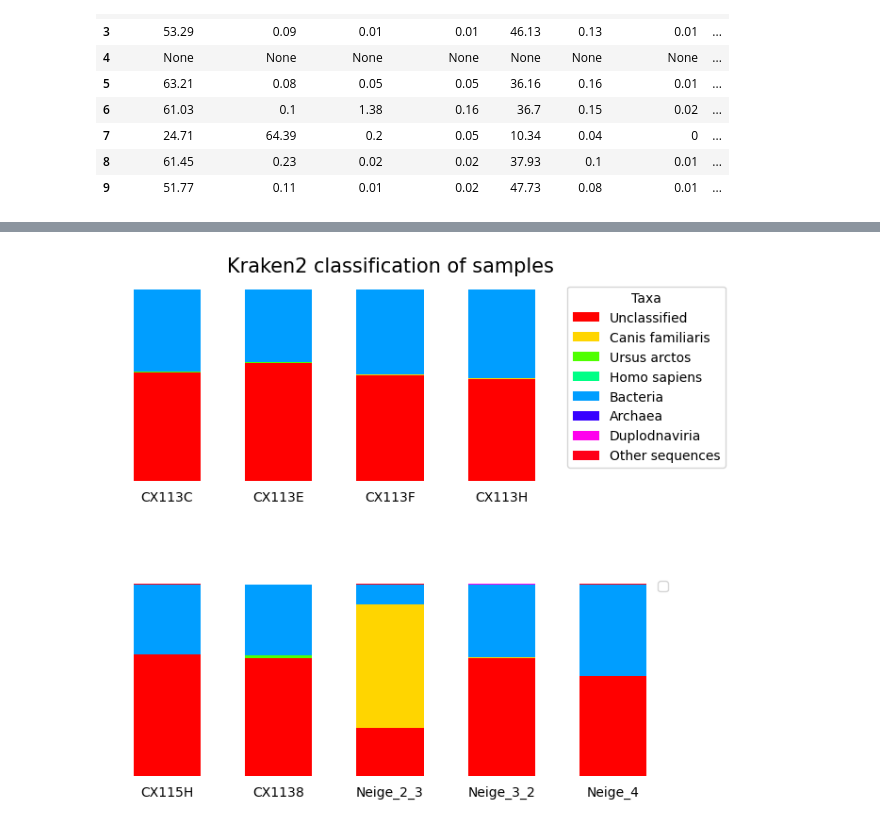
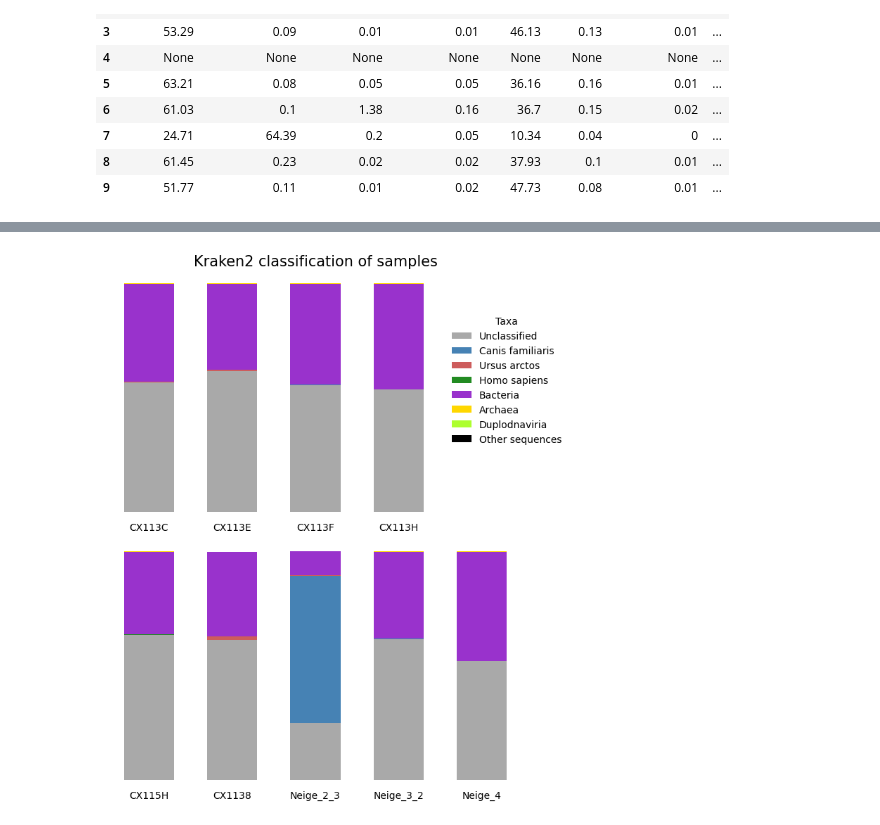
Before and after one commit to HGord2022/snowtracks, a Jupyter notebook: metagenomics/kraken/kraken.ipynb, the cells around one changed output, grey strips where cells are left out. Cells and saved outputs as stored; diff of their text form; code cells hidden in the pictures.

Commit message:
improved kraken plot

```diff
--- a/metagenomics/kraken/kraken.ipynb
+++ b/metagenomics/kraken/kraken.ipynb
@@ -149,3 +149,16 @@ df_all
 | 7 | 24.71 | 64.39 | 0.2 | 0.05 | 10.34 | 0.04 | 0 | ... |
 | 8 | 61.45 | 0.23 | 0.02 | 0.02 | 37.93 | 0.1 | 0.01 | ... |
 | 9 | 51.77 | 0.11 | 0.01 | 0.02 | 47.73 | 0.08 | 0.01 | ... |
+# %%
+colour_dict = {
+    'Unclassified': 'darkgray',
+    'Canis familiaris': 'steelblue',
+    'Ursus arctos': 'indianred',
+    'Homo sapiens': 'forestgreen',
+    'Bacteria': 'darkorchid',
+    'Archaea': 'gold',
+    'Duplodnaviria': 'greenyellow',
+    'Other sequences': 'black'
+}
+
+colour_dict
@@ -152,33 +174,34 @@ df_all
 # %%
-fig, ax = plt.subplots(nrows=2, ncols=1, figsize=(7, 6))
-plt.subplots_adjust(hspace=2)
+fig, ax = plt.subplots(nrows=2, ncols=1, figsize=(7, 8))
+plt.subplots_adjust(hspace=1)
 bar_width1 = 0.6
 
 # Plot the first 4 rows of df_all in the top subplot
-df_all.iloc[:5].plot(kind='bar', stacked=True, ax=ax[0], width=bar_width1, colormap='hsv')
+df_all.iloc[:5].plot(kind='bar', stacked=True, ax=ax[0], width=bar_width1, color=[colour_dict[col] for col in df_all.columns])
 ax[0].set_title('Kraken2 classification of samples', size=15)
-ax[0].legend(title='Taxa', bbox_to_anchor=(0.8, 1), loc='upper left')
+ax[0].legend(title='Taxa', bbox_to_anchor=(0.8, 0.85), loc='upper left', frameon=False)
 
 
 # Plot the last 5 rows of df_all in the bottom subplot
-df_all.iloc[5:].plot(kind='bar', stacked=True, ax=ax[1], width=bar_width1, colormap='hsv')
-ax[1].legend("")
+df_all.iloc[5:].plot(kind='bar', stacked=True, ax=ax[1], width=bar_width1, color=[colour_dict[col] for col in df_all.columns])
+ax[1].legend().remove()
 
 ax[0].axis('off')
 ax[1].axis('off')
 
 # Add text below each of the bars in both subplots
 for i, rect in enumerate(ax[0].patches[0:5]):
     height = rect.get_height()
     ax[0].text(rect.get_x() + rect.get_width() / 2., -5, samples_forplot[i], ha='center', va='top')
 
 for i, rect in enumerate(ax[1].patches[0:5]):
     height = rect.get_height()
     ax[1].text(rect.get_x() + rect.get_width() / 2., -5, samples_forplot[i + 5], ha='center', va='top')
 
 # Remove the axes from both plots
 # Adjust layout
 plt.tight_layout()
+plt.savefig('figures/kraken_output.png', dpi=600)
 plt.show()
 # %% [output]
-[figure, old version]
+[figure, new version]
```
Also changed, not shown: parts of 1 cell of this notebook, 1 other file.
